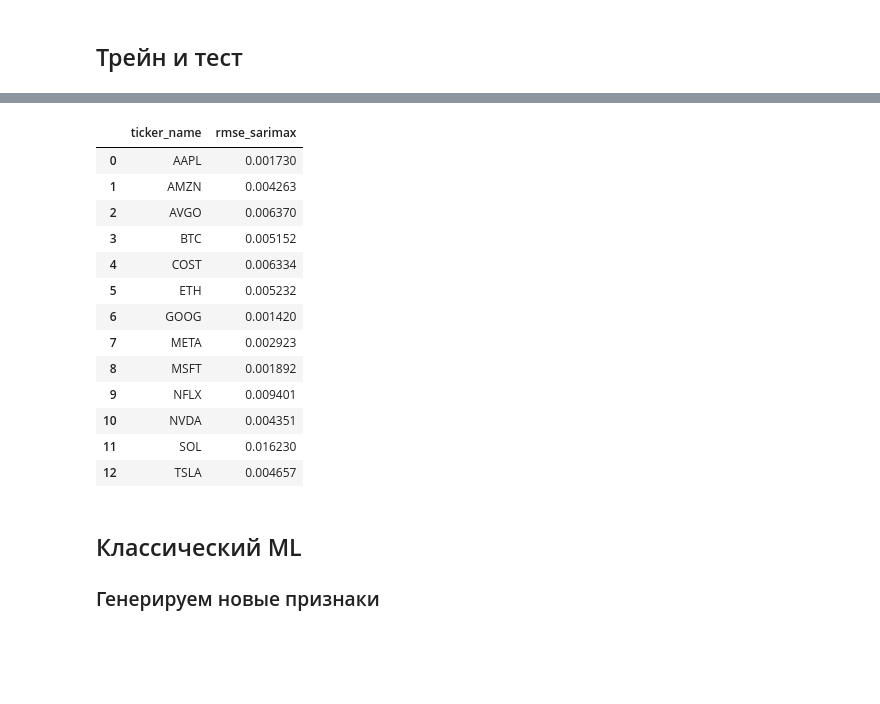
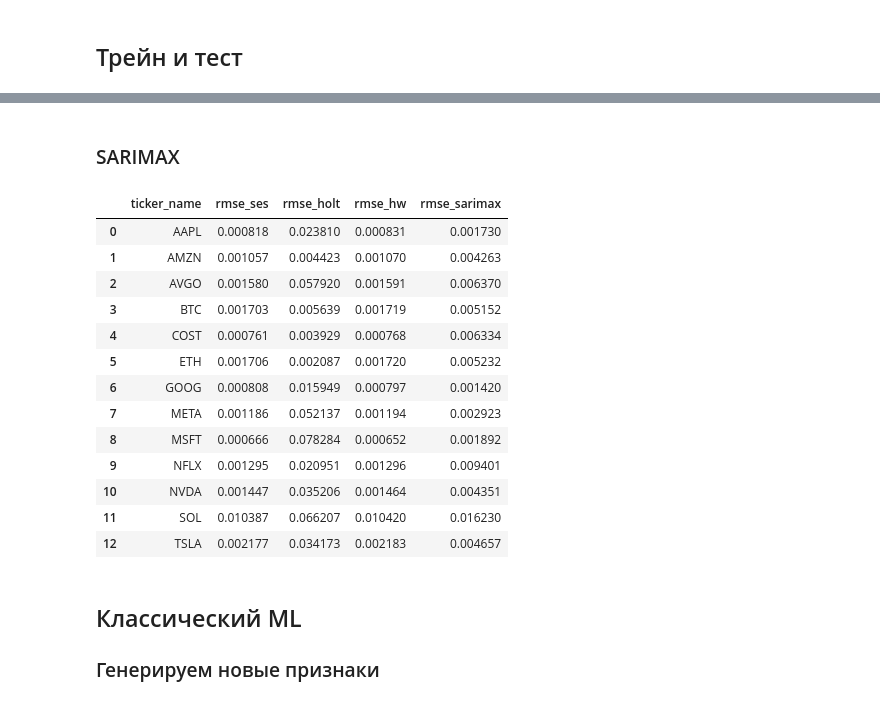
Before and after one commit to vsinyutsina/hft_final_qw, a Jupyter notebook: Обучение_моделей_[Часть_1].ipynb, the cells around one changed output, grey strips where cells are left out. Cells and saved outputs as stored; diff of their text form; code cells hidden in the pictures; blank space fills up the shorter version.

```diff
--- a/Обучение_моделей_[Часть_1].ipynb
+++ b/Обучение_моделей_[Часть_1].ipynb
@@ -178,0 +348,5 @@ def train_test_series_split(series, test_size=0.2):
+# %%
+df_result_holt = pd.DataFrame([(ticker, result['rmse']) for ticker, result in results.items()],
+                              columns=['ticker_name', 'rmse_holt'])
+df_result = df_result.merge(df_result_holt, on='ticker_name')
+df_result
@@ -178,0 +370,14 @@ def train_test_series_split(series, test_size=0.2):
+# %%
+# Группируем данные по ticker_name
+grouped = df.groupby('ticker_name')['target_ratio']
+
+# Создаем словарь для хранения результатов
+results = {}
+
+# Итерируемся по каждой группе (акции) и обучаем модель
+for ticker, series in grouped:
+    print(f"Обучение модели для {ticker}...")
+    predictions, rmse = train_and_predict_hw(series)
+    results[ticker] = {'predictions': predictions, 'rmse': rmse}
+    print(f"RMSE для {ticker}: {rmse:.4f}")
+    print("-" * 20)
@@ -178,0 +424,5 @@ def train_test_series_split(series, test_size=0.2):
+# %%
+df_result_hw = pd.DataFrame([(ticker, result['rmse']) for ticker, result in results.items()],
+                              columns=['ticker_name', 'rmse_hw'])
+df_result = df_result.merge(df_result_hw, on='ticker_name')
+df_result
@@ -179,3 +444,6 @@ def train_test_series_split(series, test_size=0.2):
+# %% [markdown]
+
+### SARIMAX
 # %%
 # Функция для обучения и прогнозирования SARIMAX для одного ряда
 def train_and_predict_sarimax(series, order, seasonal_order, test_size=0.2):
@@ -211,22 +476,23 @@ def train_and_predict_sarimax(series, order, seasonal_order, test_size=0.2):
-# %%
-# df_result.to_csv('df_result.csv', index=False)
-df_result = pd.read_csv('df_result.csv')
-df_result
-# %% [output]
-|  | ticker_name | rmse_sarimax |
-| 0 | AAPL | 0.001730 |
-| 1 | AMZN | 0.004263 |
-| 2 | AVGO | 0.006370 |
-| 3 | BTC | 0.005152 |
-| 4 | COST | 0.006334 |
-| 5 | ETH | 0.005232 |
-| 6 | GOOG | 0.001420 |
-| 7 | META | 0.002923 |
-| 8 | MSFT | 0.001892 |
-| 9 | NFLX | 0.009401 |
-| 10 | NVDA | 0.004351 |
-| 11 | SOL | 0.016230 |
-| 12 | TSLA | 0.004657 |
+# %%
+df_sarimax = pd.read_csv('df_result.csv')
+
+df_result = df_result.merge(df_sarimax, on='ticker_name')
+df_result
+# %% [output]
+|  | ticker_name | rmse_ses | rmse_holt | rmse_hw | rmse_sarimax |
+| 0 | AAPL | 0.000818 | 0.023810 | 0.000831 | 0.001730 |
+| 1 | AMZN | 0.001057 | 0.004423 | 0.001070 | 0.004263 |
+| 2 | AVGO | 0.001580 | 0.057920 | 0.001591 | 0.006370 |
+| 3 | BTC | 0.001703 | 0.005639 | 0.001719 | 0.005152 |
+| 4 | COST | 0.000761 | 0.003929 | 0.000768 | 0.006334 |
+| 5 | ETH | 0.001706 | 0.002087 | 0.001720 | 0.005232 |
+| 6 | GOOG | 0.000808 | 0.015949 | 0.000797 | 0.001420 |
+| 7 | META | 0.001186 | 0.052137 | 0.001194 | 0.002923 |
+| 8 | MSFT | 0.000666 | 0.078284 | 0.000652 | 0.001892 |
+| 9 | NFLX | 0.001295 | 0.020951 | 0.001296 | 0.009401 |
+| 10 | NVDA | 0.001447 | 0.035206 | 0.001464 | 0.004351 |
+| 11 | SOL | 0.010387 | 0.066207 | 0.010420 | 0.016230 |
+| 12 | TSLA | 0.002177 | 0.034173 | 0.002183 | 0.004657 |
 # %% [markdown]
 ## Классический ML
 ### Генерируем новые признаки
```
Also changed, not shown: parts of 26 cells of this notebook.
